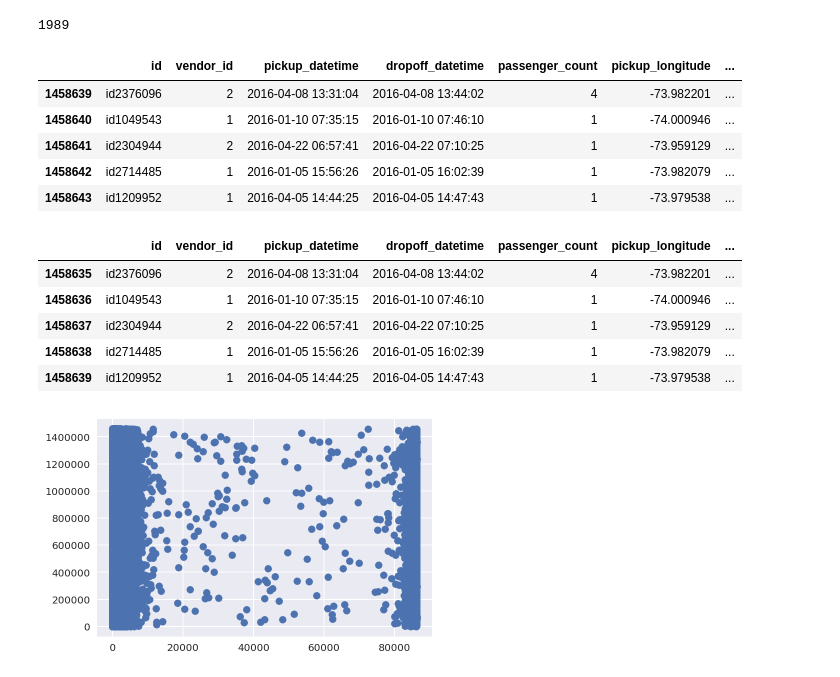
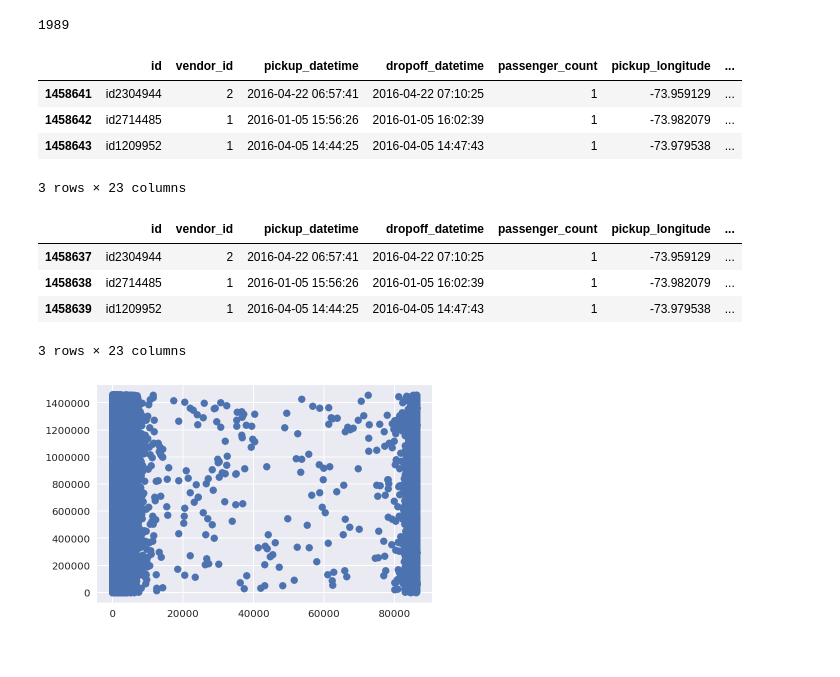
Before and after one commit to Moons08/dss-project-taxi, a Jupyter notebook: Mk/EDA_mk.ipynb, the cells around one changed output. Cells and saved outputs as stored; diff of their text form; code cells hidden in the pictures.

```diff
--- a/Mk/EDA_mk.ipynb
+++ b/Mk/EDA_mk.ipynb
@@ -23,3 +29,7 @@ taxi[['dropoff_date', 'dropoff_time']] = taxi.dropoff_datetime.str.split(expand=
+# %%
+taxi["year"] = taxi['pickup_datetime'].dt.year
+taxi["month"] = taxi['pickup_datetime'].dt.month
+taxi["day"] = taxi['pickup_datetime'].dt.day
 # %%
 taxi.tail()
 # %% [output]
@@ -197,23 +206,21 @@ half_day  #12시간 이상 탑승
 # %% [output]
 1989
 # %%
-taxi.tail()
+taxi.tail(3)
 # %% [output]
 |  | id | vendor_id | pickup_datetime | dropoff_datetime | passenger_count | pickup_longitude | ... |
-| 1458639 | id2376096 | 2 | 2016-04-08 13:31:04 | 2016-04-08 13:44:02 | 4 | -73.982201 | ... |
-| 1458640 | id1049543 | 1 | 2016-01-10 07:35:15 | 2016-01-10 07:46:10 | 1 | -74.000946 | ... |
 | 1458641 | id2304944 | 2 | 2016-04-22 06:57:41 | 2016-04-22 07:10:25 | 1 | -73.959129 | ... |
 | 1458642 | id2714485 | 1 | 2016-01-05 15:56:26 | 2016-01-05 16:02:39 | 1 | -73.982079 | ... |
 | 1458643 | id1209952 | 1 | 2016-04-05 14:44:25 | 2016-04-05 14:47:43 | 1 | -73.979538 | ... |
+3 rows × 23 columns
 # %%
 taxi = taxi[taxi['trip_duration']<86400].reset_index(drop=True)
-taxi.tail()
+taxi.tail(3)
 # %% [output]
 |  | id | vendor_id | pickup_datetime | dropoff_datetime | passenger_count | pickup_longitude | ... |
-| 1458635 | id2376096 | 2 | 2016-04-08 13:31:04 | 2016-04-08 13:44:02 | 4 | -73.982201 | ... |
-| 1458636 | id1049543 | 1 | 2016-01-10 07:35:15 | 2016-01-10 07:46:10 | 1 | -74.000946 | ... |
 | 1458637 | id2304944 | 2 | 2016-04-22 06:57:41 | 2016-04-22 07:10:25 | 1 | -73.959129 | ... |
 | 1458638 | id2714485 | 1 | 2016-01-05 15:56:26 | 2016-01-05 16:02:39 | 1 | -73.982079 | ... |
 | 1458639 | id1209952 | 1 | 2016-04-05 14:44:25 | 2016-04-05 14:47:43 | 1 | -73.979538 | ... |
+3 rows × 23 columns
 # %%
 plt.scatter(taxi['trip_duration'], taxi.index)
```
Also changed, not shown: parts of 36 cells of this notebook.
